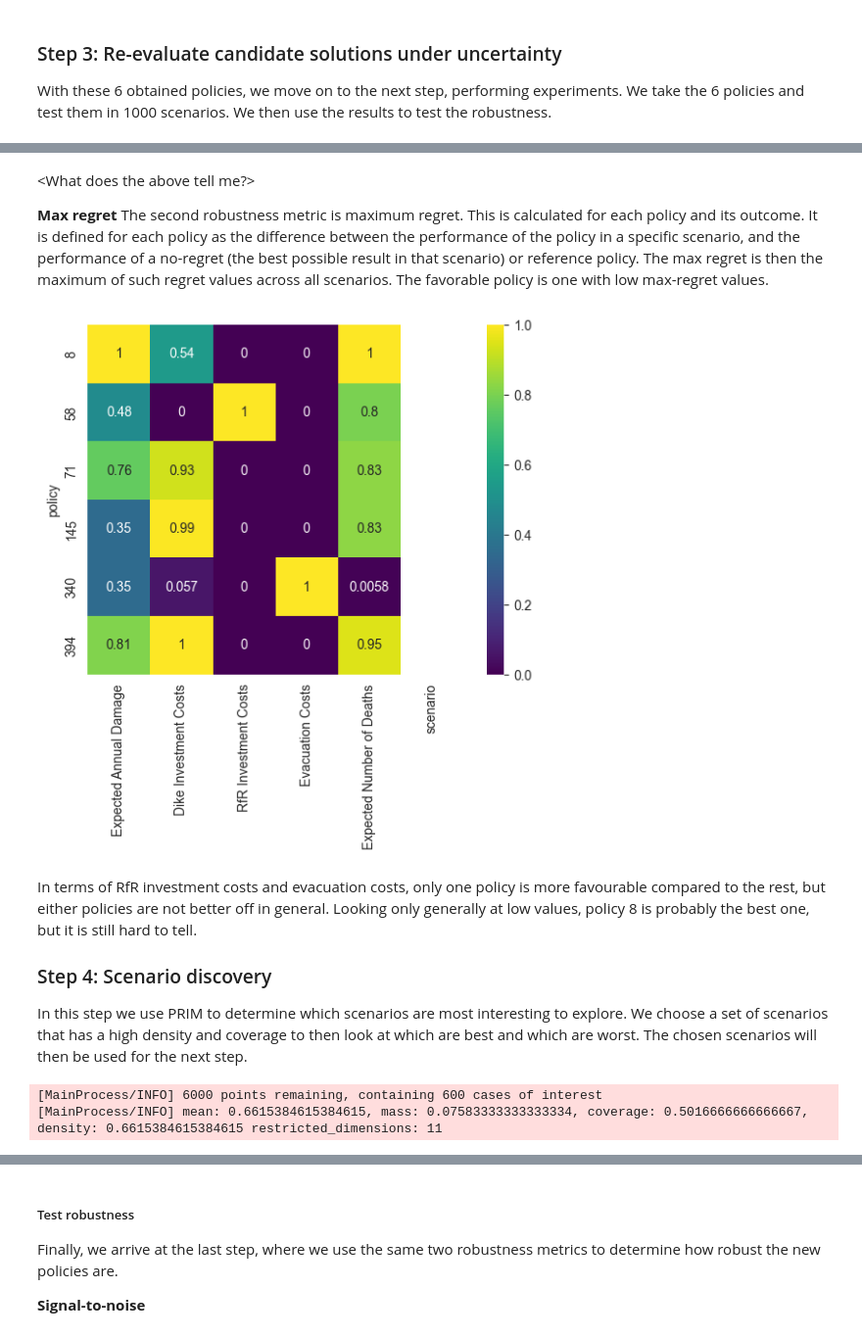
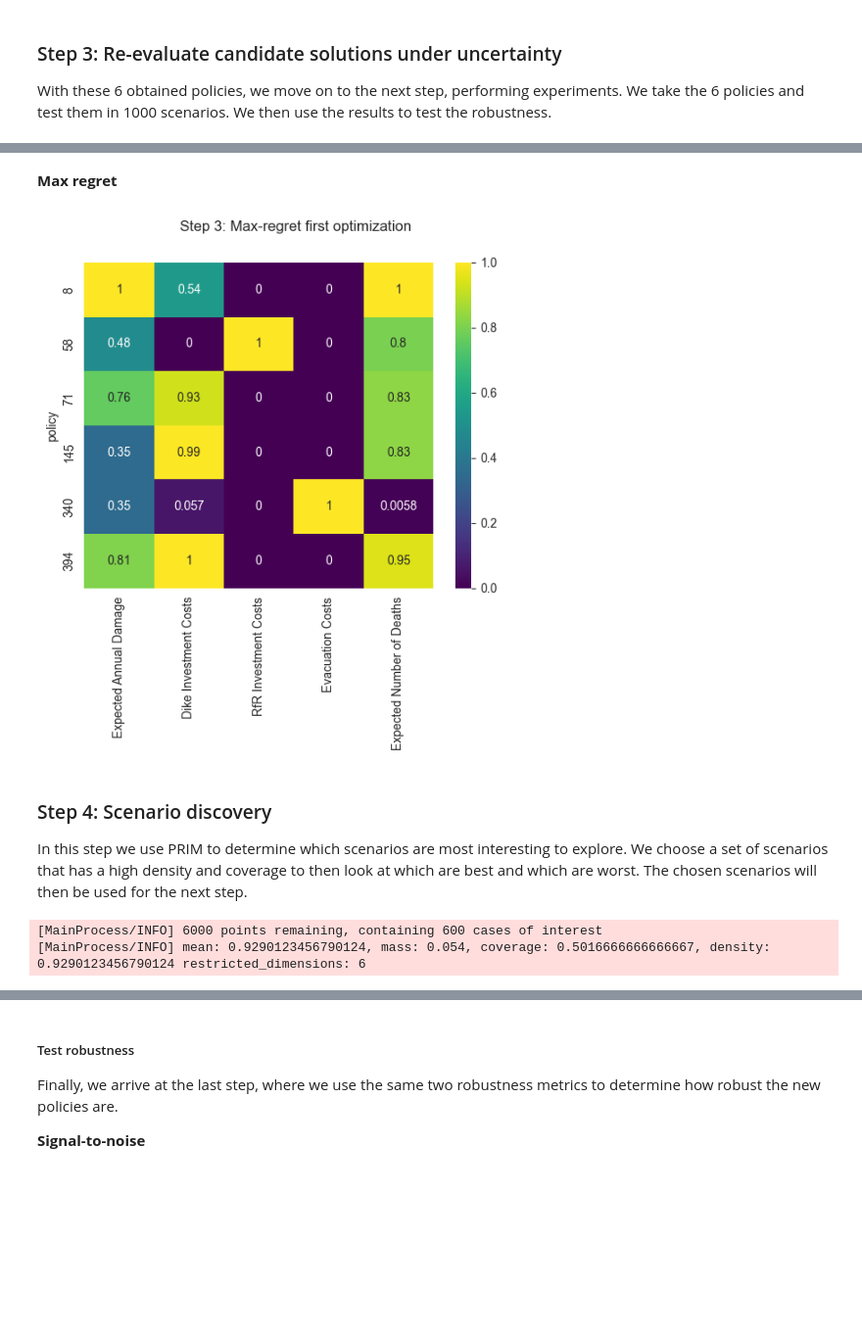
Before and after one commit to AnnedeKoeijer/EPA1361_Final_Group4, a Jupyter notebook: dike_model_optimization.ipynb, the cells around one changed output, grey strips where cells are left out. Shown at 98% size. Cells and saved outputs as stored; diff of their text form; code cells hidden in the pictures; blank space fills up the shorter version.

```diff
--- a/dike_model_optimization.ipynb
+++ b/dike_model_optimization.ipynb
@@ -151,3 +180,3 @@ for i, policy in policies.iterrows():
 # %%
-results = load_results('./archives/mordm_step3.tar.gz')
+results = load_results('./archives/step3_results.tar.gz')
 # %% [output]
@@ -196,8 +227,5 @@ plt.show()
-# %% [markdown]
-<What does the above tell me?>
-
-**Max regret**
-The second robustness metric is maximum regret. This is calculated for each policy and its outcome. It is defined for each policy as the difference between the performance of the policy in a specific scenario, and the performance of a no-regret (the best possible result in that scenario) or reference policy. The max regret is then the maximum of such regret values across all scenarios. The favorable policy is one with low max-regret values.
+# %% [markdown]
+**Max regret**
 # %%
 experiments, outcomes = results
 
@@ -206,6 +234,8 @@ outcomes['scenario'] = experiments.scenario
 outcomes['policy'] = experiments.policy
 
 def calculate_regret(x):
+    # as all our data needs to be minimized, max regret is calculated as value - best,
+    # best being the minimum value in the list.
     best = x.min(numeric_only=True)
     regret = x.loc[:, best.index] - best
     regret['policy'] = x.policy
@@ -213,10 +243,11 @@ def calculate_regret(x):
 
 regret = outcomes.groupby('scenario', group_keys=False).apply(calculate_regret)
 
-max_regret = regret.groupby('policy').max()
+max_regret = regret.groupby('policy').max().drop('scenario',axis=1)
 # %%
 max_regret = pd.DataFrame(max_regret)
 sns.heatmap(max_regret/max_regret.max(), cmap='viridis', annot=True)
+plt.suptitle('Step 3: Max-regret first optimization')
 plt.show()
 # %% [output]
-[figure, old version]
+[figure, new version]
@@ -245,5 +254,3 @@ for outcome in model.outcomes:
 # %% [markdown]
-In terms of RfR investment costs and evacuation costs, only one policy is more favourable compared to the rest, but either policies are not better off in general. Looking only generally at low values, policy 8 is probably the best one, but it is still hard to tell.
-
 ### Step 4: Scenario discovery
 In this step we use PRIM to determine which scenarios are most interesting to explore. We choose a set of scenarios that has a high density and coverage to then look at which are best and which are worst. The chosen scenarios will then be used for the next step.
@@ -254,13 +257,11 @@ outcomes['Expected Annual Damage'].sort()
 # %%
-from ema_workbench.analysis import prim
-
 x = experiments.iloc[:, :-3]
 y = outcomes['Expected Annual Damage'] < np.percentile(outcomes['Expected Annual Damage'],10)
 
-prim_alg = prim.Prim(x, y, threshold=0.5, peel_alpha=0.005)
+prim_alg = prim.Prim(x, y, threshold=0.5, peel_alpha=0.1)
 box = prim_alg.find_box()
 # %% [output]
 [MainProcess/INFO] 6000 points remaining, containing 600 cases of interest
-[MainProcess/INFO] mean: 0.6615384615384615, mass: 0.07583333333333334, coverage: 0.5016666666666667, density: 0.6615384615384615 restricted_dimensions: 11
+[MainProcess/INFO] mean: 0.9290123456790124, mass: 0.054, coverage: 0.5016666666666667, density: 0.9290123456790124 restricted_dimensions: 6
 # %%
 box.show_tradeoff(annotated=True)
```
Also changed, not shown: parts of 69 cells of this notebook, 13 other files.
